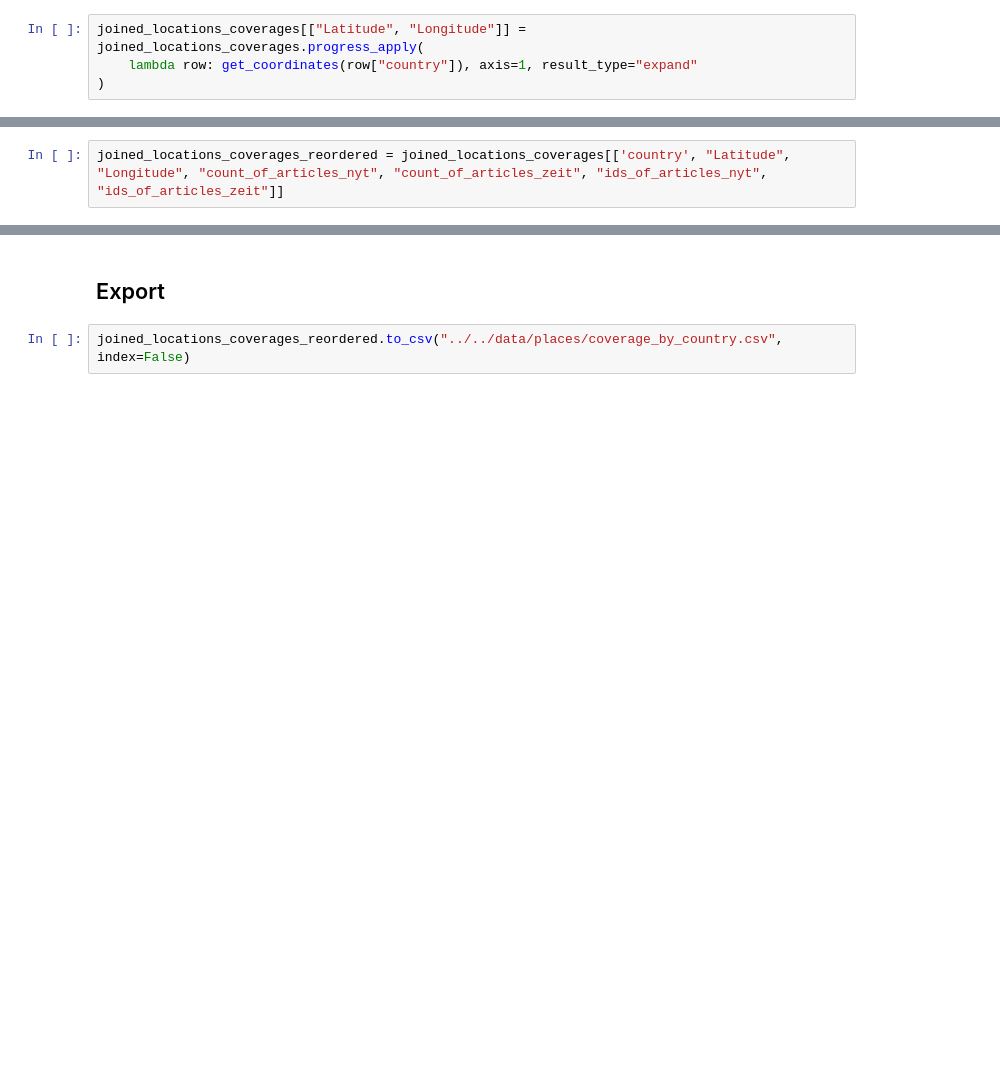
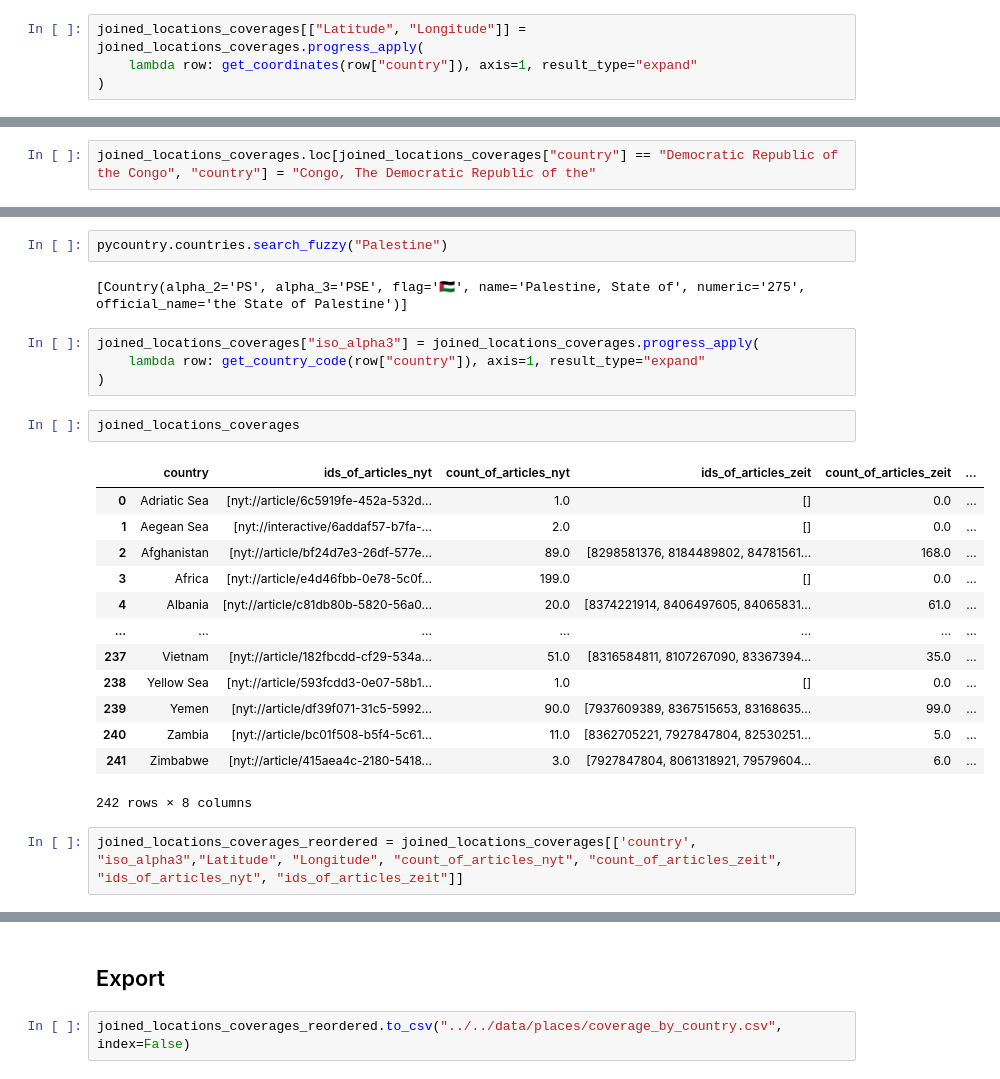
Before and after one commit to more-ginger/pn-analysis, a Jupyter notebook: notebooks/categories/places.ipynb, the cells around one changed output, grey strips where cells are left out. Cells and saved outputs as stored; diff of their text form; blank space fills up the shorter version.

```diff
--- a/notebooks/categories/places.ipynb
+++ b/notebooks/categories/places.ipynb
@@ -571,0 +574,2 @@ joined_locations_coverages[["Latitude", "Longitude"]] = joined_locations_coverag
+# %%
+joined_locations_coverages.loc[joined_locations_coverages["country"] == "Democratic Republic of the Congo", "country"] = "Congo, The Democratic Republic of the"
@@ -572,5 +596,29 @@ joined_locations_coverages[["Latitude", "Longitude"]] = joined_locations_coverag
+# %%
+pycountry.countries.search_fuzzy("Palestine")
+# %% [output]
+[Country(alpha_2='PS', alpha_3='PSE', flag='🇵🇸', name='Palestine, State of', numeric='275', official_name='the State of Palestine')]
+# %%
+joined_locations_coverages["iso_alpha3"] = joined_locations_coverages.progress_apply(
+    lambda row: get_country_code(row["country"]), axis=1, result_type="expand"
+)
+# %%
+joined_locations_coverages
+# %% [output]
+|  | country | ids_of_articles_nyt | count_of_articles_nyt | ids_of_articles_zeit | count_of_articles_zeit | ... |
+| 0 | Adriatic Sea | [nyt://article/6c5919fe-452a-532d... | 1.0 | [] | 0.0 | ... |
+| 1 | Aegean Sea | [nyt://interactive/6addaf57-b7fa-... | 2.0 | [] | 0.0 | ... |
+| 2 | Afghanistan | [nyt://article/bf24d7e3-26df-577e... | 89.0 | [8298581376, 8184489802, 84781561... | 168.0 | ... |
+| 3 | Africa | [nyt://article/e4d46fbb-0e78-5c0f... | 199.0 | [] | 0.0 | ... |
+| 4 | Albania | [nyt://article/c81db80b-5820-56a0... | 20.0 | [8374221914, 8406497605, 84065831... | 61.0 | ... |
+| ... | ... | ... | ... | ... | ... | ... |
+| 237 | Vietnam | [nyt://article/182fbcdd-cf29-534a... | 51.0 | [8316584811, 8107267090, 83367394... | 35.0 | ... |
+| 238 | Yellow Sea | [nyt://article/593fcdd3-0e07-58b1... | 1.0 | [] | 0.0 | ... |
+| 239 | Yemen | [nyt://article/df39f071-31c5-5992... | 90.0 | [7937609389, 8367515653, 83168635... | 99.0 | ... |
+| 240 | Zambia | [nyt://article/bc01f508-b5f4-5c61... | 11.0 | [8362705221, 7927847804, 82530251... | 5.0 | ... |
+| 241 | Zimbabwe | [nyt://article/415aea4c-2180-5418... | 3.0 | [7927847804, 8061318921, 79579604... | 6.0 | ... |
+242 rows × 8 columns
 # %%
-joined_locations_coverages_reordered = joined_locations_coverages[['country', "Latitude", "Longitude", "count_of_articles_nyt", "count_of_articles_zeit", "ids_of_articles_nyt", "ids_of_articles_zeit"]]
+joined_locations_coverages_reordered = joined_locations_coverages[['country', "iso_alpha3","Latitude", "Longitude", "count_of_articles_nyt", "count_of_articles_zeit", "ids_of_articles_nyt", "ids_of_articles_zeit"]]
 # %%
 joined_locations_coverages_reordered
 # %% [output]
```
Also changed, not shown: parts of 7 cells of this notebook, 2 other files.
